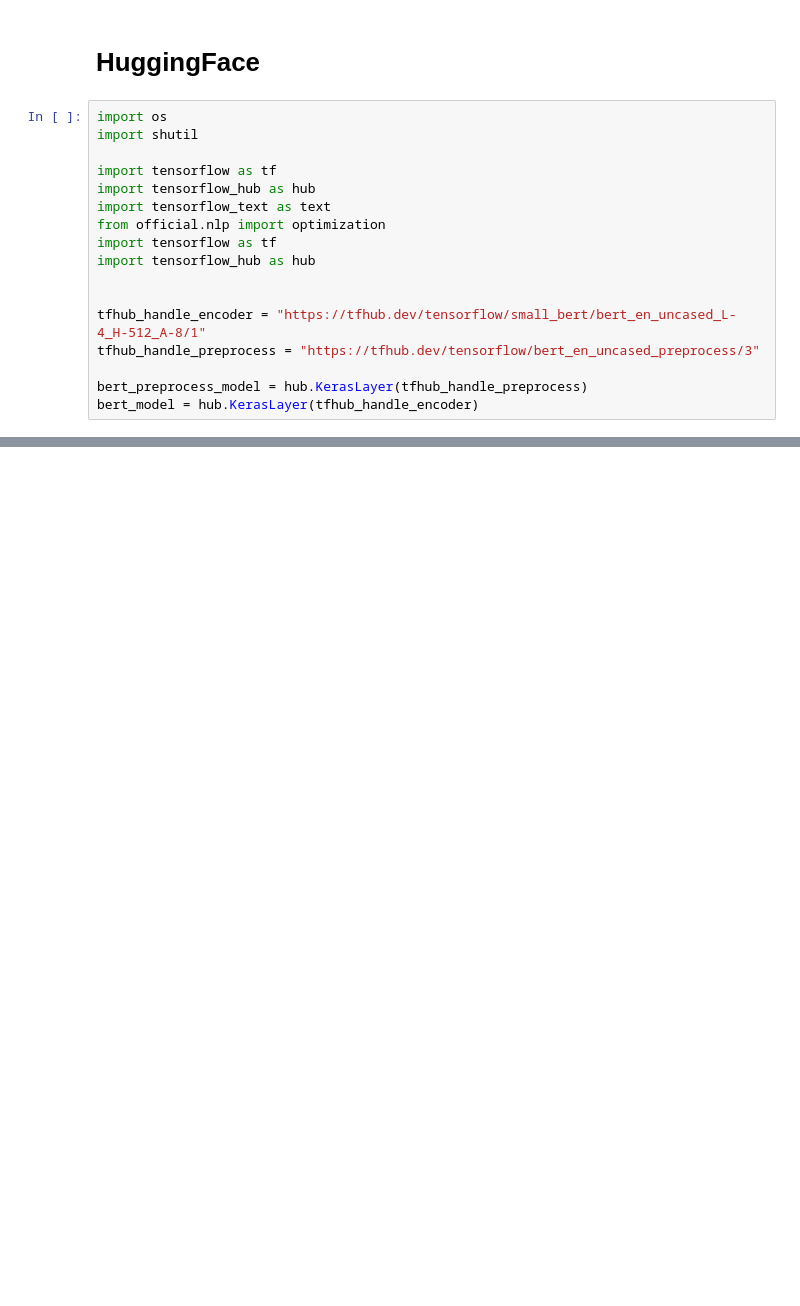
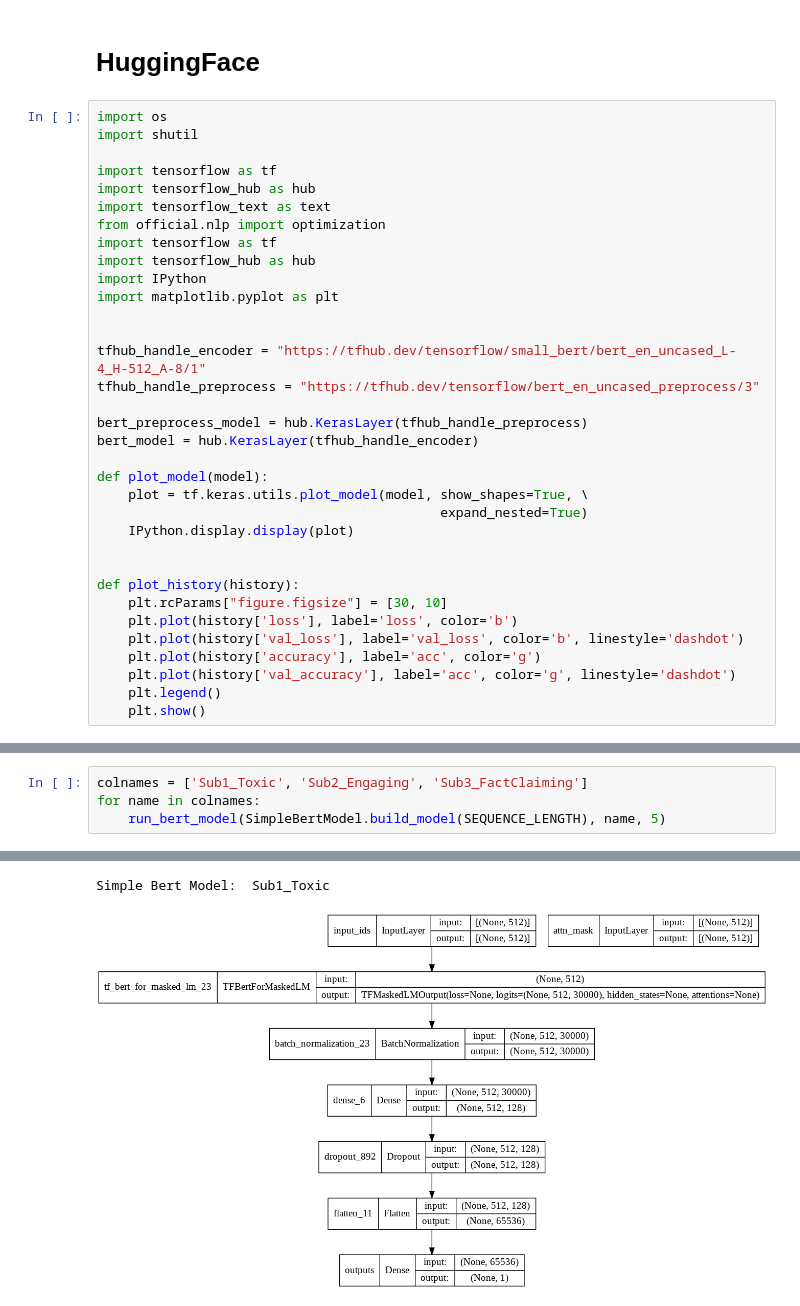
Before and after one commit to bhattacharjee/mtu-nlp-assignment, a Jupyter notebook: assignment1/pipeline_work_wbert.ipynb, the cells around one changed output, grey strips where cells are left out. Cells and saved outputs as stored; diff of their text form; blank space fills up the shorter version.

```diff
--- a/assignment1/pipeline_work_wbert.ipynb
+++ b/assignment1/pipeline_work_wbert.ipynb
@@ -323,6 +323,8 @@ import tensorflow_text as text
 from official.nlp import optimization
 import tensorflow as tf
 import tensorflow_hub as hub
+import IPython
+import matplotlib.pyplot as plt
 
 
 tfhub_handle_encoder = "https://tfhub.dev/tensorflow/small_bert/bert_en_uncased_L-4_H-512_A-8/1"
@@ -330,6 +332,21 @@ tfhub_handle_preprocess = "https://tfhub.dev/tensorflow/bert_en_uncased_preproce
 
 bert_preprocess_model = hub.KerasLayer(tfhub_handle_preprocess)
 bert_model = hub.KerasLayer(tfhub_handle_encoder)
+
+def plot_model(model):
+    plot = tf.keras.utils.plot_model(model, show_shapes=True, \
+                                            expand_nested=True)
+    IPython.display.display(plot)
+
+
+def plot_history(history):
+    plt.rcParams["figure.figsize"] = [30, 10]
+    plt.plot(history['loss'], label='loss', color='b')
+    plt.plot(history['val_loss'], label='val_loss', color='b', linestyle='dashdot')
+    plt.plot(history['accuracy'], label='acc', color='g')
+    plt.plot(history['val_accuracy'], label='acc', color='g', linestyle='dashdot')
+    plt.legend()
+    plt.show()
 # %%
 from transformers import AutoTokenizer,TFAutoModel
 from transformers import AutoTokenizer, AutoModelForMaskedLM, TFAutoModelForMaskedLM
@@ -468,0 +537,5 @@ Epoch 2/2
+# %%
+colnames = ['Sub1_Toxic', 'Sub2_Engaging', 'Sub3_FactClaiming']
+for name in colnames:
+    run_bert_model(SimpleBertModel.build_model(SEQUENCE_LENGTH), name, 5)
+# %% [output]
@@ -468,0 +546,2 @@ Epoch 2/2
+Simple Bert Model:  Sub1_Toxic
+[figure, added]
```
Also changed, not shown: parts of 2 cells of this notebook.
